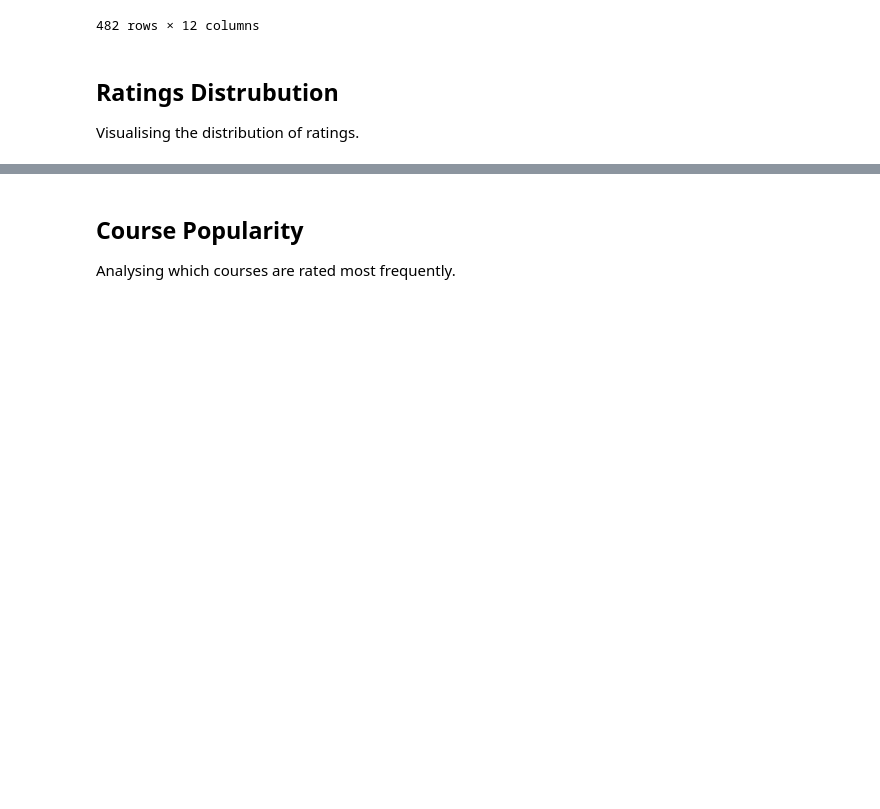
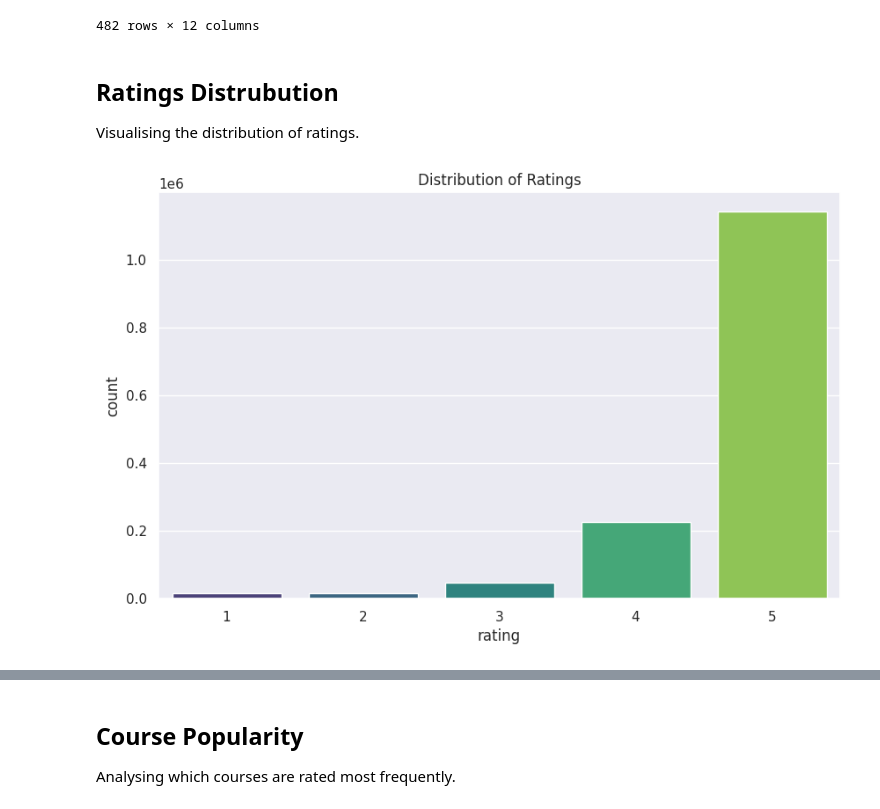
Before and after one commit to franciszac-dlc/comp9727-project, a Jupyter notebook: notebooks/BasicEDA.ipynb, the cells around one changed output, grey strips where cells are left out. Saved outputs shown, nothing was run; the diff lists cells and outputs as text; code cells hidden in the pictures; blank space fills up the shorter version.

```diff
--- a/notebooks/BasicEDA.ipynb
+++ b/notebooks/BasicEDA.ipynb
@@ -76,3 +76,14 @@ df_courses_full
 # %% [markdown]
 ## Ratings Distrubution
 Visualising the distribution of ratings.
+# %%
+plt.figure(figsize=(10, 6))
+sns.countplot(x='rating', data=df_ratings, palette='viridis')
+for p in ax.patches:
+    ax.annotate(f'{p.get_height()}', (p.get_x() + p.get_width() / 2., p.get_height()),
+                ha = 'center', va = 'center', xytext = (0, 9), textcoords = 'offset points')
+
+plt.title('Distribution of Ratings')
+plt.show()
+# %% [output]
+[figure, added]
```
Also changed, not shown: parts of 16 cells of this notebook, 3 other files.
